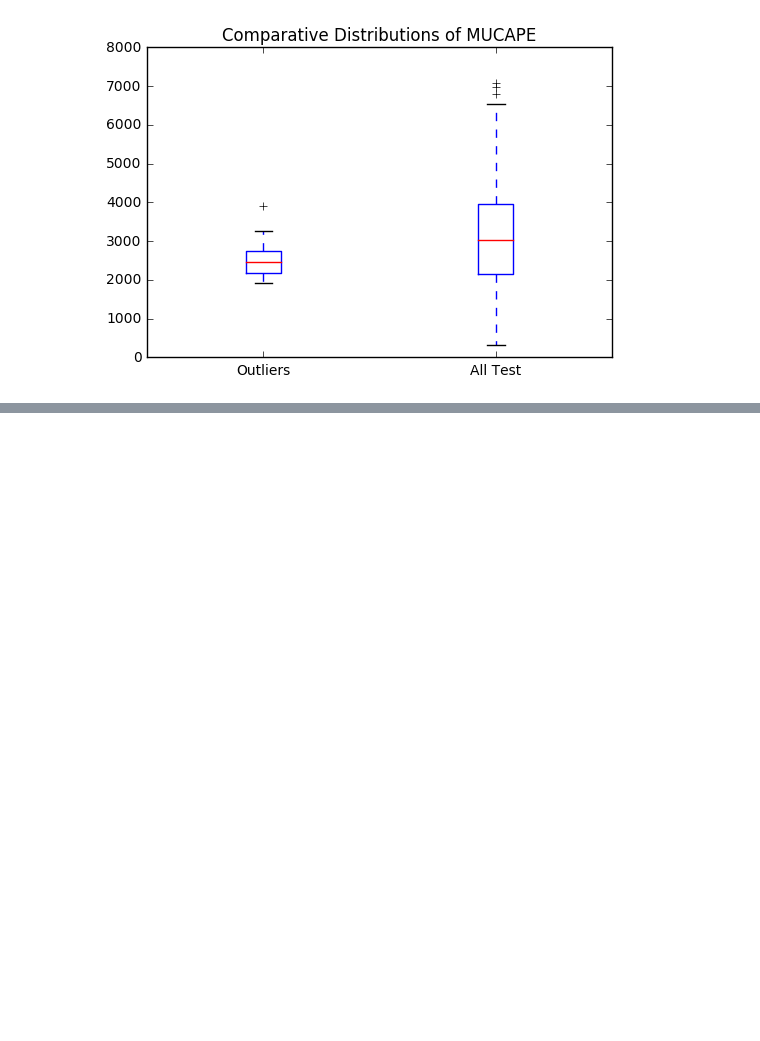
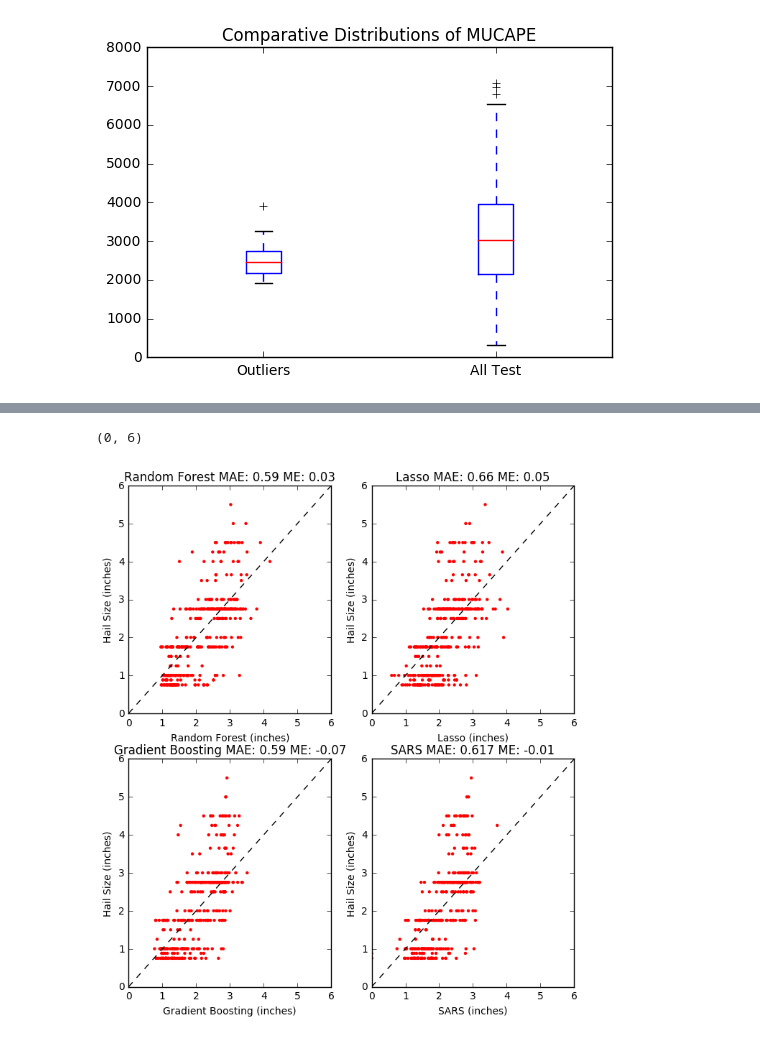
Before and after one commit to djgagne/ou_grad_5203_fall_2016, a Jupyter notebook: gagne_analytics_lecture.ipynb, the cells around one changed output, grey strips where cells are left out. Drawn from its saved outputs; the diff is of its cells as text; code cells hidden in the pictures; blank space fills up the shorter version.

```diff
--- a/gagne_analytics_lecture.ipynb
+++ b/gagne_analytics_lecture.ipynb
@@ -395,8 +401,9 @@ def hail(hail_database, size_threshold, mumr, mucape, h5_temp, lr, shr6, shr9, s
 train_text = train.astype("str").values
 # Input args: mumr, mucape, h5_temp, lr, shr6, shr9, shr3, srh
 sars_test_probs = np.zeros(test.shape[0])
+sars_hail_sizes = np.zeros(test.shape[0])
 for r, row in enumerate(test.index):
-    sars_test_probs[r] = hail(train_text, size_threshold, *test.loc[row, ["MUMR", "MUCAPE", "500TEMP", "7-5LR", "0-6SH", "0-9SH", "0-3SH", "SHR"]].tolist())[-1]
+    sars_hail_sizes[r], sars_test_probs[r] = hail(train_text, size_threshold, *test.loc[row, ["MUMR", "MUCAPE", "500TEMP", "7-5LR", "0-6SH", "0-9SH", "0-3SH", "SHR"]].tolist())[-2:]
 # %% [markdown]
 # Evaluation
 * Receiver Operator Characteristic (ROC) Curve
@@ -469,0 +498,35 @@ plt.title("Comparative Distributions of " + box_var)
+# %%
+reg_models = [RandomForestRegressor(n_estimators=500),
+              Lasso(alpha=0.5),
+              GradientBoostingRegressor(loss="lad", n_estimators=300, learning_rate=0.1, max_depth=5)]
+reg_model_names = ["Random Forest", "Lasso", "Gradient Boosting"]
+for reg_model in reg_models:
+    reg_model.fit(train[input_cols], train[test_col])
+# %%
+fig, axs = plt.subplots(2, 2, figsize=(8, 9))
+for a, ax in enumerate(axs.ravel()[:-1]):
+    preds = reg_models[a].predict(test[input_cols])
+    error = np.mean(np.abs(preds - test[test_col].values))
+    me = np.mean(preds - test[test_col].values)
+    ax.scatter(preds, test[test_col], 10, 'r', edgecolor="")
+    ax.plot(np.arange(0, 7), np.arange(0, 7), 'k--')
+    ax.set_title(reg_model_names[a] + " MAE: {0:0.2f} ME: {1:0.2f}".format(error, me))
+    ax.set_xlabel(reg_model_names[a] + " (inches)")
+    ax.set_ylabel("Hail Size (inches)")
+    ax.set_xlim(0, 6)
+    ax.set_ylim(0, 6)
+
+ax = axs.ravel()[-1]
+preds = sars_hail_sizes
+error = np.mean(np.abs(preds - test[test_col].values))
+me = np.mean(preds - test[test_col].values)
+ax.scatter(sars_hail_sizes, test[test_col], 10, 'r', edgecolor="")
+ax.plot(np.arange(0, 7), np.arange(0, 7), 'k--')
+ax.set_title("SARS" + " MAE: {0:0.3f} ME: {1:0.2f}".format(error, me))
+ax.set_xlabel("SARS" + " (inches)")
+ax.set_ylabel("Hail Size (inches)")
+ax.set_xlim(0, 6)
+ax.set_ylim(0, 6)
+# %% [output]
+(0, 6)
+[figure, added]
```
Also changed, not shown: parts of 10 cells of this notebook.
